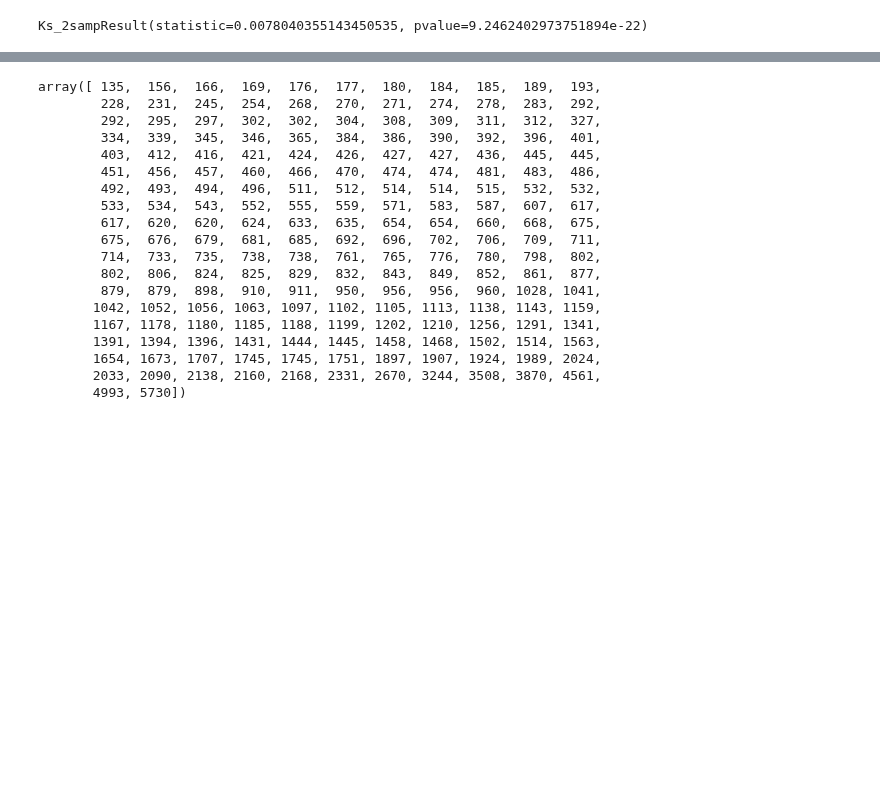
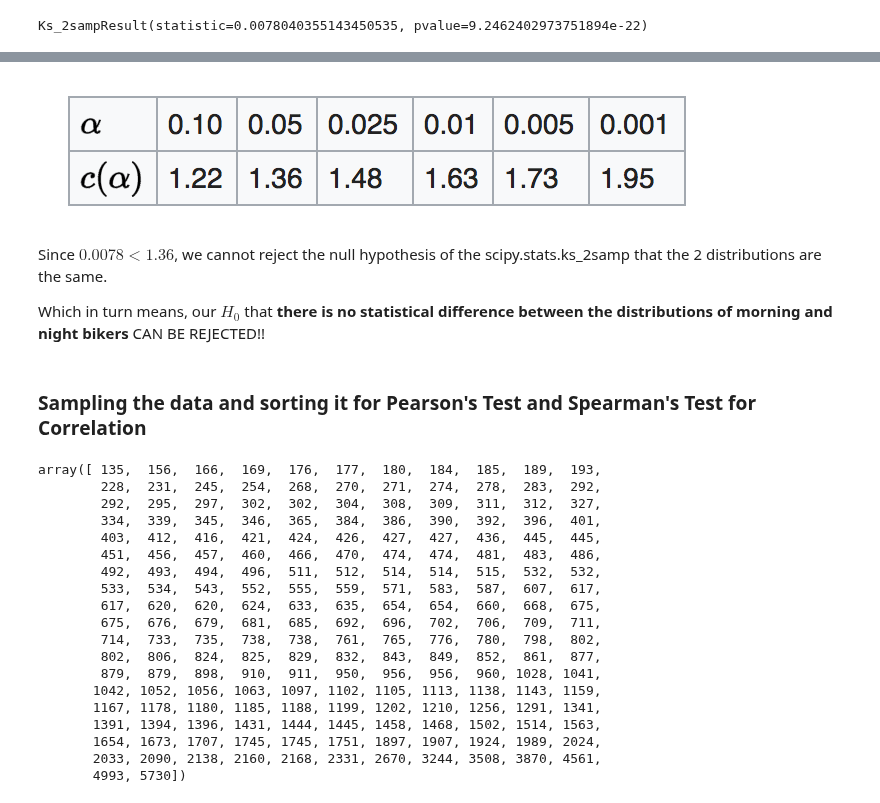
Before and after one commit to qiuyliu/PUI2017_uc288, a Jupyter notebook: HW4_uc288/Assignment_4_citibike.ipynb, the cells around one changed output, grey strips where cells are left out. Saved outputs shown, nothing was run; the diff lists cells and outputs as text; code cells hidden in the pictures; blank space fills up the shorter version.

```diff
--- a/HW4_uc288/Assignment_4_citibike.ipynb
+++ b/HW4_uc288/Assignment_4_citibike.ipynb
@@ -178,3 +186,13 @@ Ks_2sampResult(statistic=0.0078040355143450535, pvalue=9.2462402973751894e-22)
+# %%
+Image(filename='./screenshots/ks-2sample.png')
+# %% [output]
+[figure, added]
+# %% [markdown]
+Since $0.0078 < 1.36$, we cannot reject the null hypothesis of the scipy.stats.ks_2samp that the 2 distributions are the same.
+
+Which in turn means, our $H_0$ that **there is no statistical difference between the distributions of morning and night bikers** CAN BE REJECTED!!
+# %% [markdown]
+### Sampling the data and sorting it for Pearson's Test and Spearman's Test for Correlation
 # %%
 day_200 = np.random.choice(day_duration, size=200, replace=False)
 day_200.sort()
```
Also changed, not shown: parts of 19 cells of this notebook.
